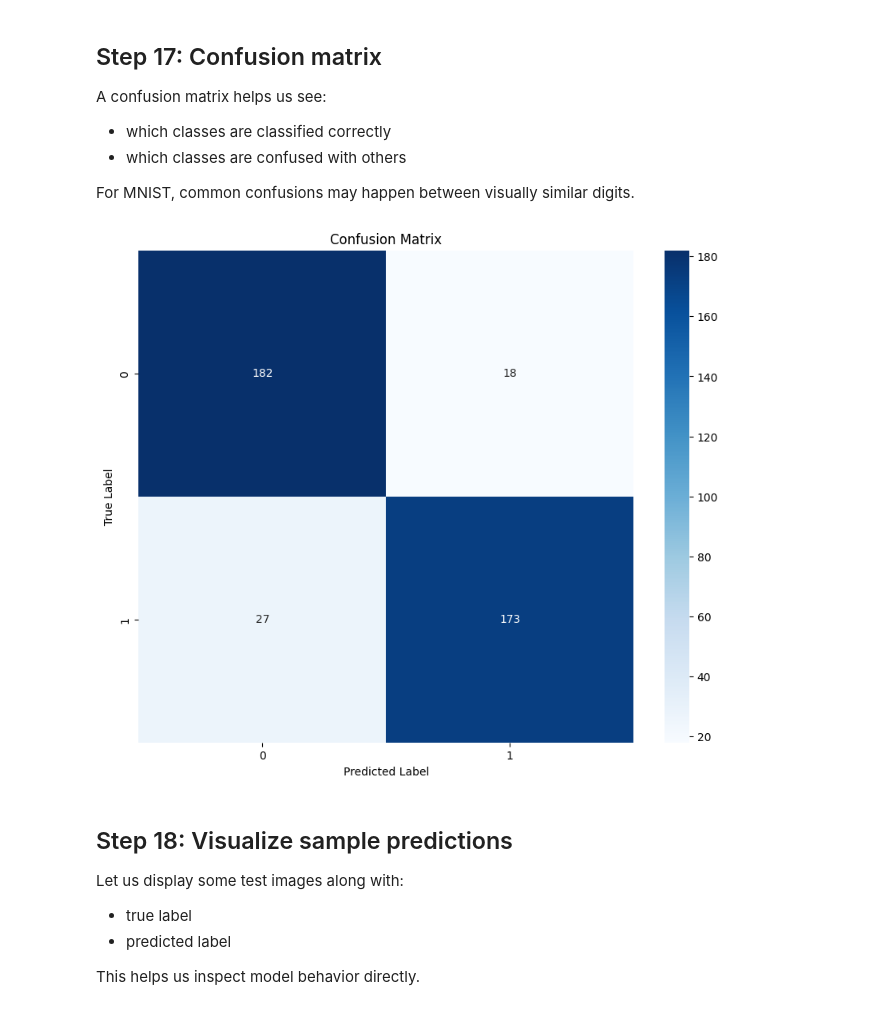
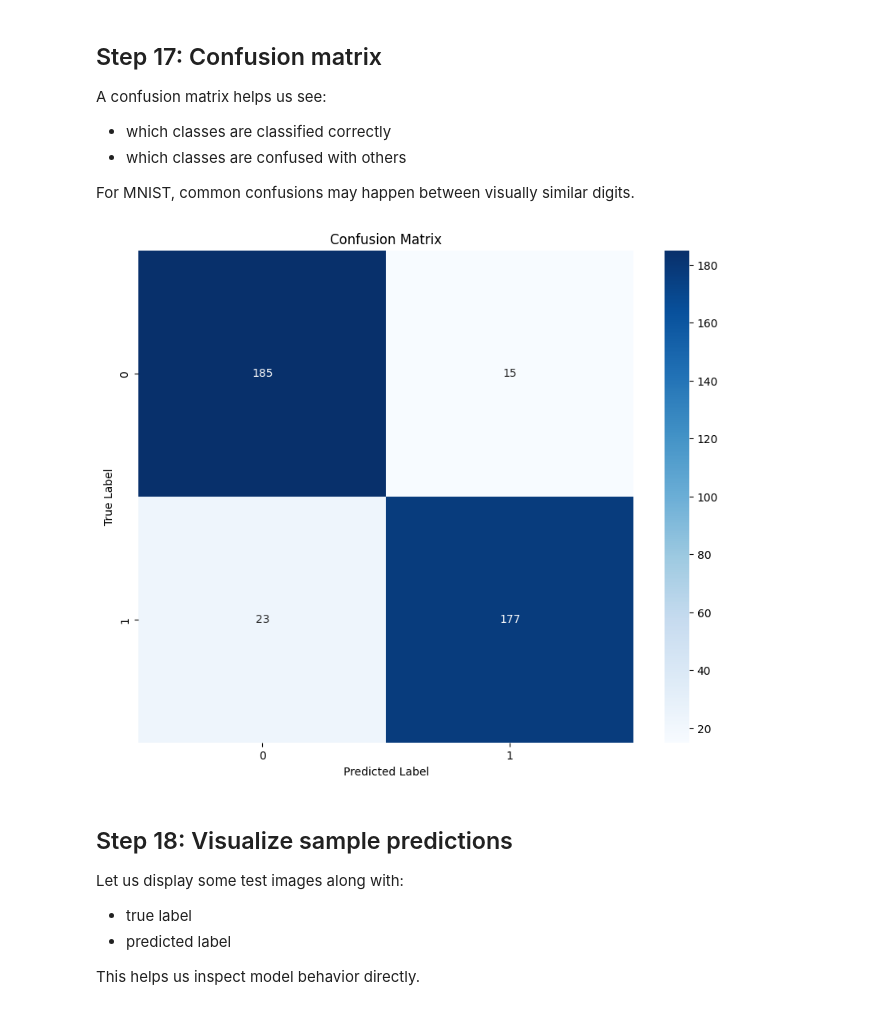
Before and after one commit to tobneu/ML_Project, a Jupyter notebook: 04_Modelling/cnn_mvp.ipynb, the cells around one changed output. Saved outputs shown, nothing was run; the diff lists cells and outputs as text; code cells hidden in the pictures.

Commit message:
feat: add modeling mvp

```diff
--- a/04_Modelling/cnn_mvp.ipynb
+++ b/04_Modelling/cnn_mvp.ipynb
@@ -422,10 +422,10 @@ model.compile(
     optimizer="adam",
     loss="binary_crossentropy",
     metrics=[
-        "accuracy",
-        tf.keras.metrics.AUC(name="auc"),
-        tf.keras.metrics.Precision(name="precision"),
-        tf.keras.metrics.Recall(name="recall"),
+        "accuracy", # TODO: Check out other metrics
+        #tf.keras.metrics.AUC(name="auc"),
+        #tf.keras.metrics.Precision(name="precision"),
+        #tf.keras.metrics.Recall(name="recall"),
     ],
 )
 # %% [markdown]
@@ -452,8 +452,7 @@ history = model.fit(
     epochs=20,
     batch_size=32,
     validation_data=(X_val, y_val),
-    callbacks=callbacks,
-    verbose=1
+    callbacks=callbacks
 )
 # %% [output]
 Epoch 1/20
@@ -475,0 +475,21 @@ Epoch 20/20
+# %%
+from sklearn.metrics import roc_auc_score, f1_score, accuracy_score
+
+p_val = model.predict(X_val, verbose=0).ravel()
+yv = y_val.astype(int)
+
+print("p_val min/max/mean:", p_val.min(), p_val.max(), p_val.mean())
+print("mean prob | y=0:", p_val[yv==0].mean())
+print("mean prob | y=1:", p_val[yv==1].mean())
+print("AUC:", roc_auc_score(yv, p_val))
+
+ths = np.linspace(0.0, 1.0, 1001)
+best = (-1, None, None)  # f1, t, acc
+for t in ths:
+    pred = (p_val >= t).astype(int)
+    f1 = f1_score(yv, pred, zero_division=0)
+    acc = accuracy_score(yv, pred)
+    if f1 > best[0]:
+        best = (f1, t, acc)
+
+print(f"Best F1={best[0]:.4f} at threshold={best[1]:.3f}, acc={best[2]:.4f}")
@@ -534,9 +560,9 @@ Now we measure how well the trained CNN performs on completely unseen test data.
 # %%
 results = model.evaluate(X_test, y_test)
 
-y_pred_prob = model.predict(X_test)
-y_pred = y_pred_prob > best_t
+p_test = model.predict(X_test, verbose=0).ravel()
+y_test_pred = (p_test >= best_t).astype(int)
 
-report = classification_report(y_test, y_pred)
+report = classification_report(y_test, y_test_pred)
 print(report)
 # %% [output]
@@ -601,16 +617,16 @@ A confusion matrix helps us see:
 
 For MNIST, common confusions may happen between visually similar digits.
 # %%
-cm = confusion_matrix(y_test, y_pred)
+cm = confusion_matrix(y_test, y_test_pred)
 
 plt.figure(figsize=(10, 8))
 sns.heatmap(cm, annot=True, fmt="d", cmap="Blues")
 plt.title("Confusion Matrix")
 plt.xlabel("Predicted Label")
 plt.ylabel("True Label")
 plt.show()
 # %% [output]
-[figure, old version]
+[figure, new version]
 # %% [markdown]
 ## Step 18: Visualize sample predictions
 
```
Also changed, not shown: parts of 17 cells of this notebook.
